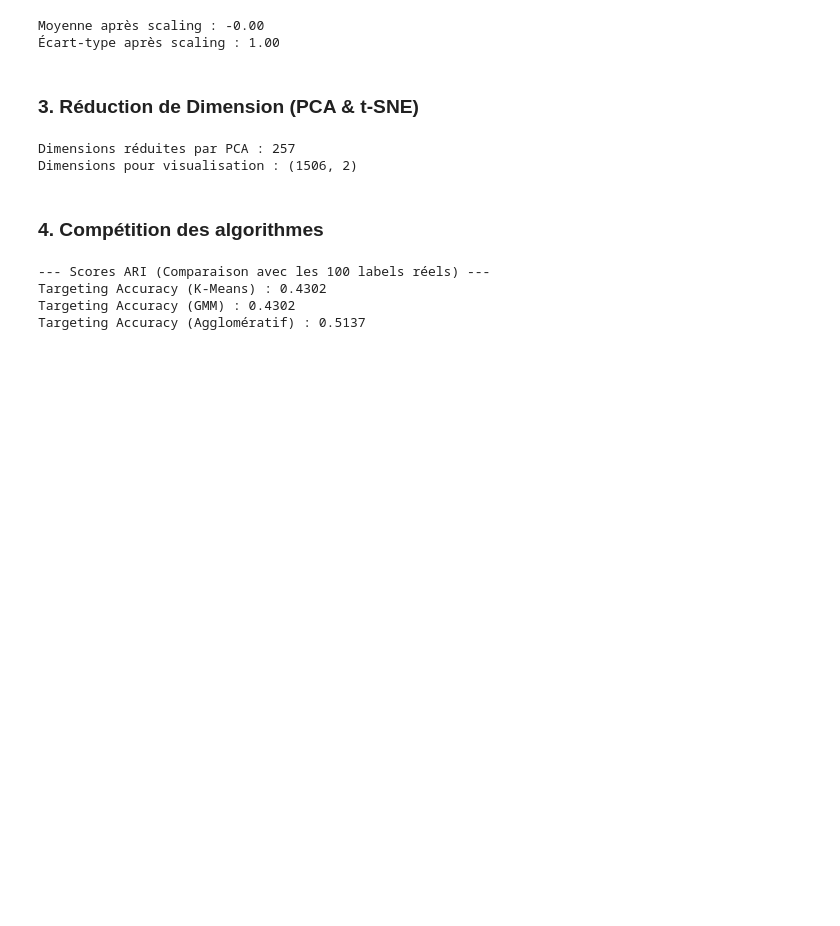
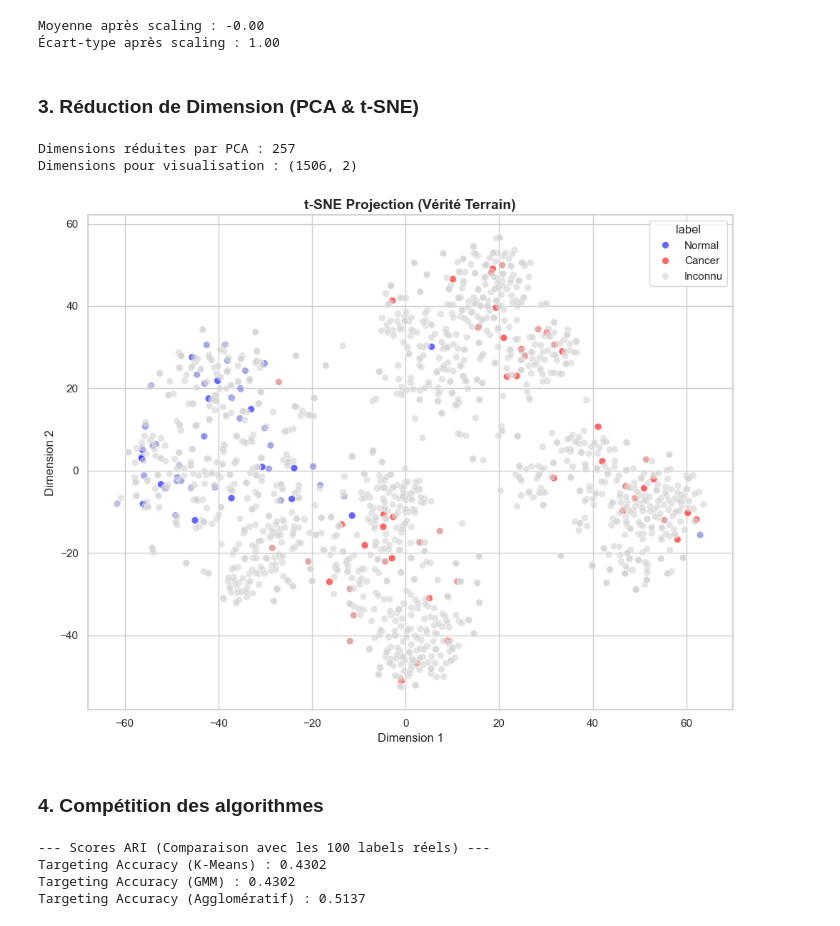
Before and after one commit to XavierCoulon/OC_P10_SSL_BrainScanAI, a Jupyter notebook: notebooks/03_non_supervised_approach.ipynb, the cells around one changed output. Saved outputs shown, nothing was run; the diff lists cells and outputs as text; code cells hidden in the pictures; blank space fills up the shorter version.

```diff
--- a/notebooks/03_non_supervised_approach.ipynb
+++ b/notebooks/03_non_supervised_approach.ipynb
@@ -48,19 +48,27 @@ Moyenne après scaling : -0.00
 # %%
 # 1. PCA pour le clustering (on garde 95% de la variance)
 pca = PCA(n_components=0.95, random_state=42)
 features_pca = pca.fit_transform(features_scaled)
 
 # 2. t-SNE pour la visualisation 2D
 tsne = TSNE(
     n_components=2, perplexity=30, random_state=42, init="pca", learning_rate="auto"
 )
 projections = tsne.fit_transform(features_pca)
 
 print(f"Dimensions réduites par PCA : {features_pca.shape[1]}")
 print(f"Dimensions pour visualisation : {projections.shape}")
+
+# 3. Visualisation de la projection t-SNE
+
+true_labels = df["label"].replace({-1: "Inconnu", 0: "Normal", 1: "Cancer"})
+palette = {"Inconnu": "lightgrey", "Normal": "blue", "Cancer": "red"}
+
+plot_projections(projections, true_labels, title="t-SNE Projection (Vérité Terrain)", palette=palette)
 # %% [output]
 Dimensions réduites par PCA : 257
 Dimensions pour visualisation : (1506, 2)
+[figure, added]
 # %% [markdown]
 ### 4. Compétition des algorithmes
 # %%
```
Also changed, not shown: parts of 3 cells of this notebook, 5 other files.
